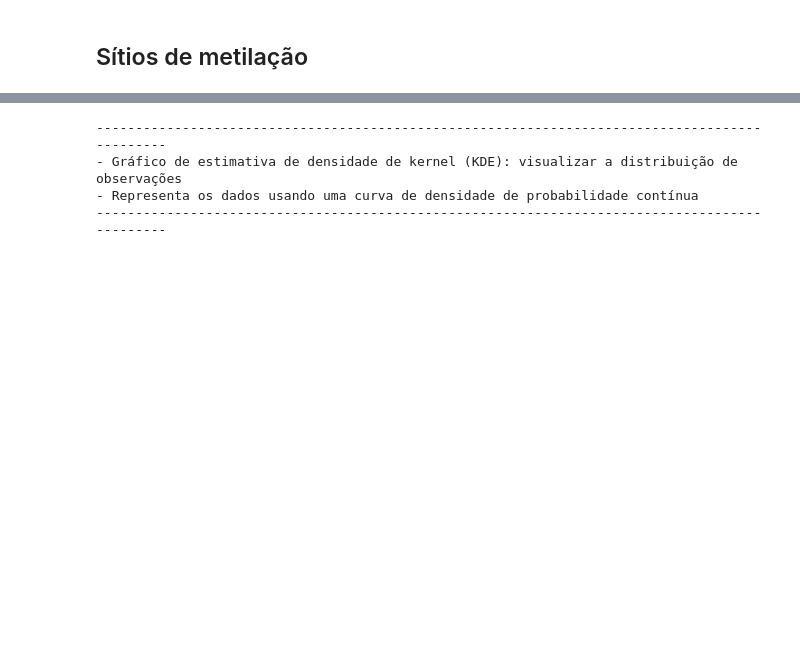
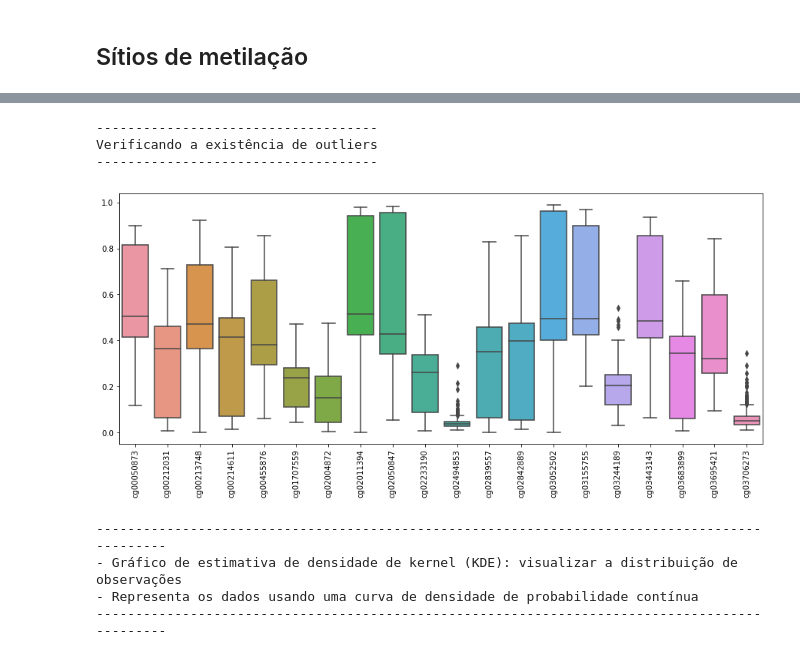
Before and after one commit to aalinebini/CpG_Island, a Jupyter notebook: smoker_epigenetic.ipynb, the cells around one changed output, grey strips where cells are left out. Saved outputs shown, nothing was run; the diff lists cells and outputs as text; code cells hidden in the pictures; blank space fills up the shorter version.

```diff
--- a/smoker_epigenetic.ipynb
+++ b/smoker_epigenetic.ipynb
@@ -236,6 +236,19 @@ Separação das colunas referentes às ilhas de metilação
 | 2 | 0.321350 | 0.360909 | 0.352732 | 0.373824 | 0.230674 | 0.314705 | 0.105745 | 0.615103 | ... |
 | 3 | 0.277268 | 0.304437 | 0.475235 | 0.486258 | 0.295181 | 0.295793 | 0.111286 | 0.301020 | ... |
 | 4 | 0.413599 | 0.131251 | 0.367545 | 0.761167 | 0.235770 | 0.250526 | 0.169108 | 0.392975 | ... |
+# %%
+print('------------------------------------')
+print('Verificando a existência de outliers')
+print('------------------------------------')
+
+plt.figure(figsize=(15,6))
+ax = sns.boxplot(data=ilhas_met)
+ax = plt.xticks(rotation=90)
+# %% [output]
+------------------------------------
+Verificando a existência de outliers
+------------------------------------
+[figure, added]
 # %%
 print('----------------------------------------------------------------------------------------------')
 print('- Gráfico de estimativa de densidade de kernel (KDE): visualizar a distribuição de observações')
```
Also changed, not shown: parts of 44 cells of this notebook, 1 other file.
